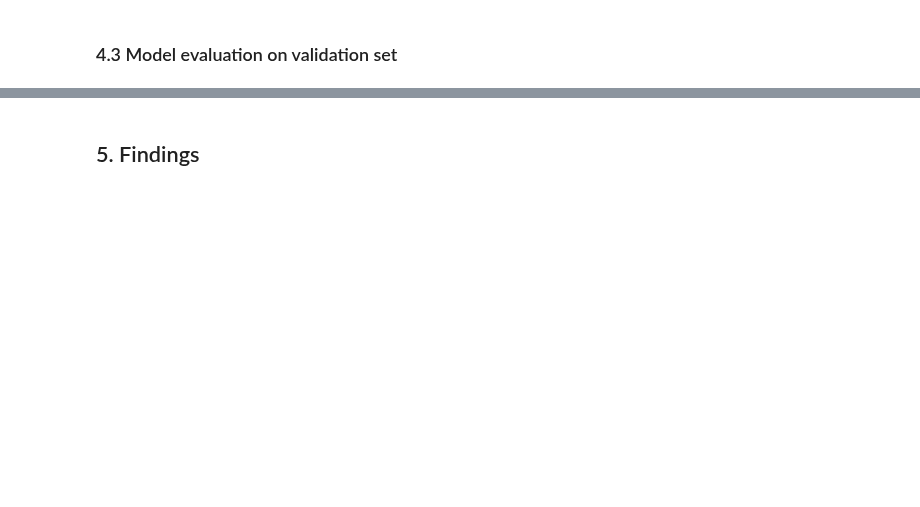
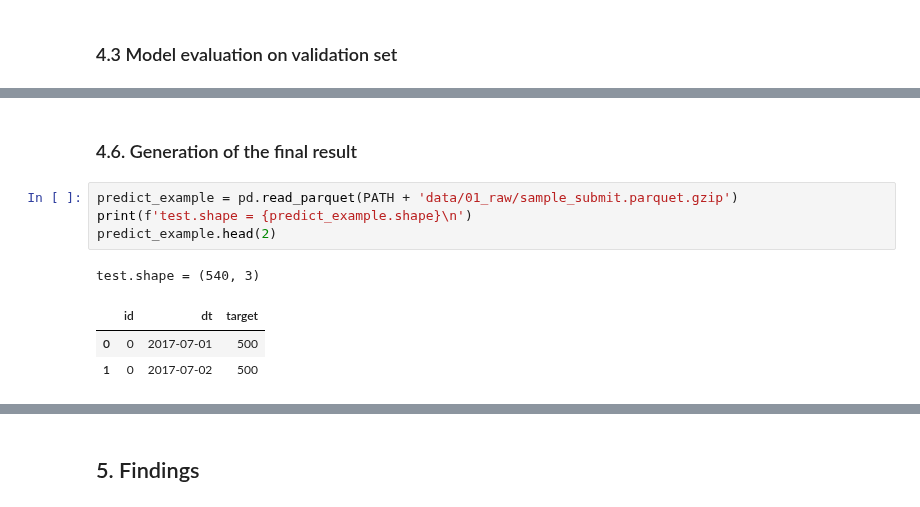
Before and after one commit to YaninaK/sales-forecast, a Jupyter notebook: notebooks/04_Transformer_model.ipynb, the cells around one changed output, grey strips where cells are left out. Saved outputs shown, nothing was run; the diff lists cells and outputs as text; blank space fills up the shorter version.

```diff
--- a/notebooks/04_Transformer_model.ipynb
+++ b/notebooks/04_Transformer_model.ipynb
@@ -263,0 +281,11 @@ Mean absolute scaled error = 0.7595
+# %% [markdown]
+### 4.6. Generation of the final result
+# %%
+predict_example = pd.read_parquet(PATH + 'data/01_raw/sample_submit.parquet.gzip')
+print(f'test.shape = {predict_example.shape}\n')
+predict_example.head(2)
+# %% [output]
+test.shape = (540, 3)
+|  | id | dt | target |
+| 0 | 0 | 2017-07-01 | 500 |
+| 1 | 0 | 2017-07-02 | 500 |
```
Also changed, not shown: parts of 14 cells of this notebook.
